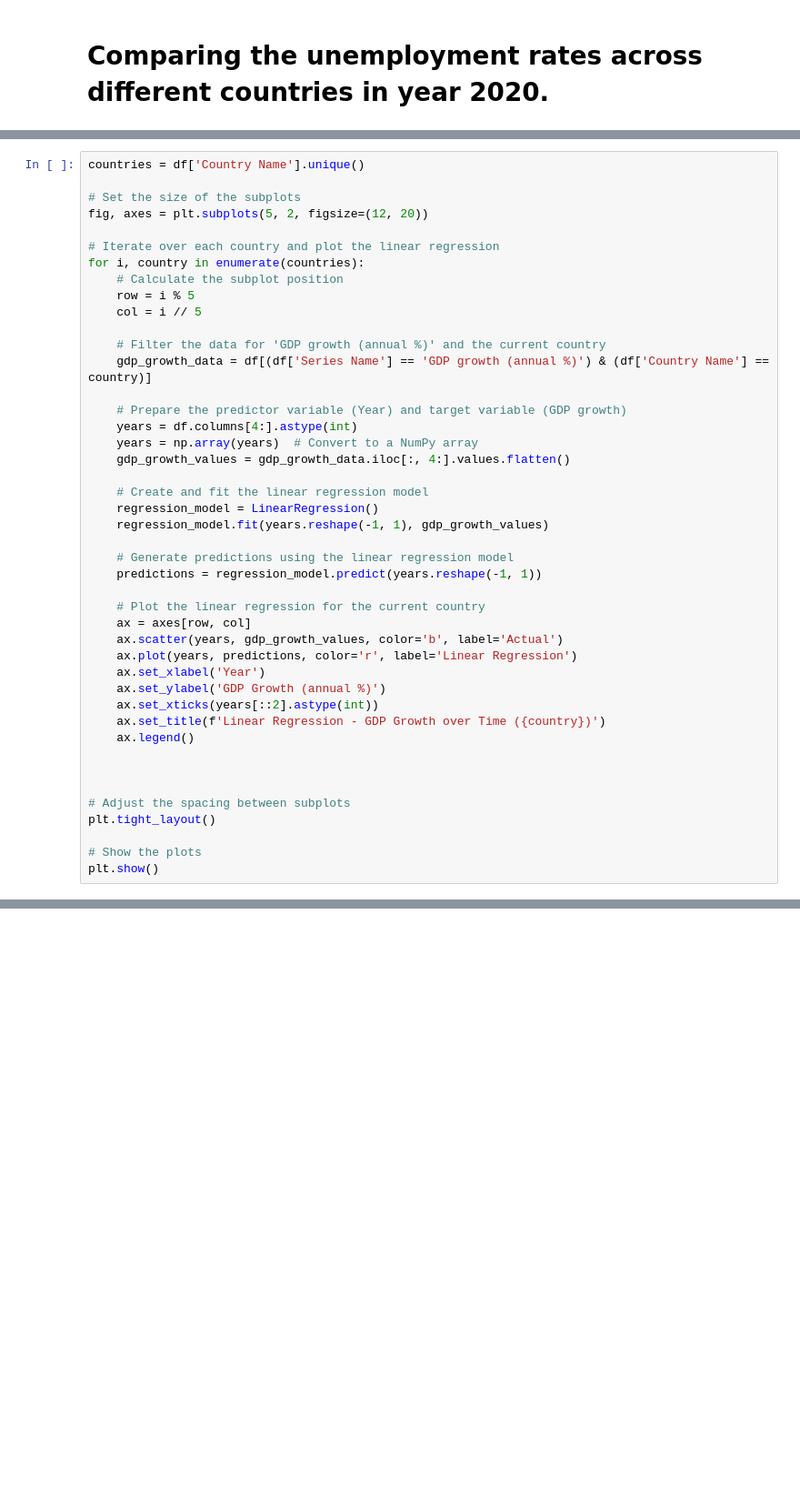
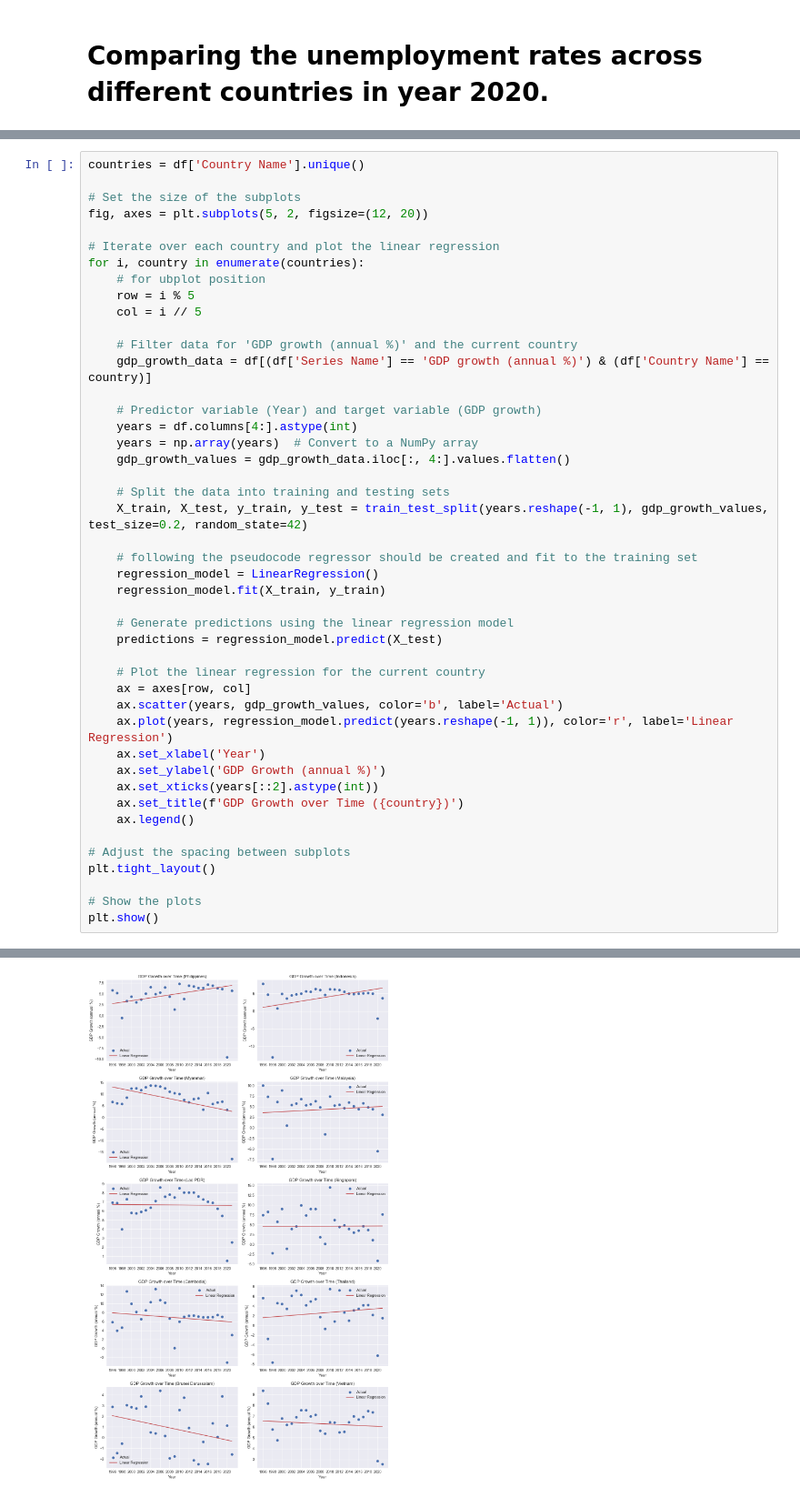
Before and after one commit to asiloprince/Economic-Indicators, a Jupyter notebook: unemployment_analysis.ipynb, the cells around one changed output, grey strips where cells are left out. Shown at 91% size. Cells and saved outputs as stored; diff of their text form; blank space fills up the shorter version.

```diff
--- a/unemployment_analysis.ipynb
+++ b/unemployment_analysis.ipynb
@@ -357,36 +403,37 @@ fig, axes = plt.subplots(5, 2, figsize=(12, 20))
 
 # Iterate over each country and plot the linear regression
 for i, country in enumerate(countries):
-    # Calculate the subplot position
+    # for ubplot position
     row = i % 5
     col = i // 5
 
-    # Filter the data for 'GDP growth (annual %)' and the current country
+    # Filter data for 'GDP growth (annual %)' and the current country
     gdp_growth_data = df[(df['Series Name'] == 'GDP growth (annual %)') & (df['Country Name'] == country)]
 
-    # Prepare the predictor variable (Year) and target variable (GDP growth)
+    # Predictor variable (Year) and target variable (GDP growth)
     years = df.columns[4:].astype(int)
     years = np.array(years)  # Convert to a NumPy array
     gdp_growth_values = gdp_growth_data.iloc[:, 4:].values.flatten()
 
-    # Create and fit the linear regression model
+    # Split the data into training and testing sets
+    X_train, X_test, y_train, y_test = train_test_split(years.reshape(-1, 1), gdp_growth_values, test_size=0.2, random_state=42)
+
+    # following the pseudocode regressor should be created and fit to the training set
     regression_model = LinearRegression()
-    regression_model.fit(years.reshape(-1, 1), gdp_growth_values)
+    regression_model.fit(X_train, y_train)
 
     # Generate predictions using the linear regression model
-    predictions = regression_model.predict(years.reshape(-1, 1))
+    predictions = regression_model.predict(X_test)
 
     # Plot the linear regression for the current country
     ax = axes[row, col]
     ax.scatter(years, gdp_growth_values, color='b', label='Actual')
-    ax.plot(years, predictions, color='r', label='Linear Regression')
+    ax.plot(years, regression_model.predict(years.reshape(-1, 1)), color='r', label='Linear Regression')
     ax.set_xlabel('Year')
     ax.set_ylabel('GDP Growth (annual %)')
     ax.set_xticks(years[::2].astype(int))
-    ax.set_title(f'Linear Regression - GDP Growth over Time ({country})')
+    ax.set_title(f'GDP Growth over Time ({country})')
     ax.legend()
-
-
 
 # Adjust the spacing between subplots
 plt.tight_layout()
@@ -397,0 +444 @@ Error:
+[figure, added]
```
Also changed, not shown: parts of 53 cells of this notebook.
